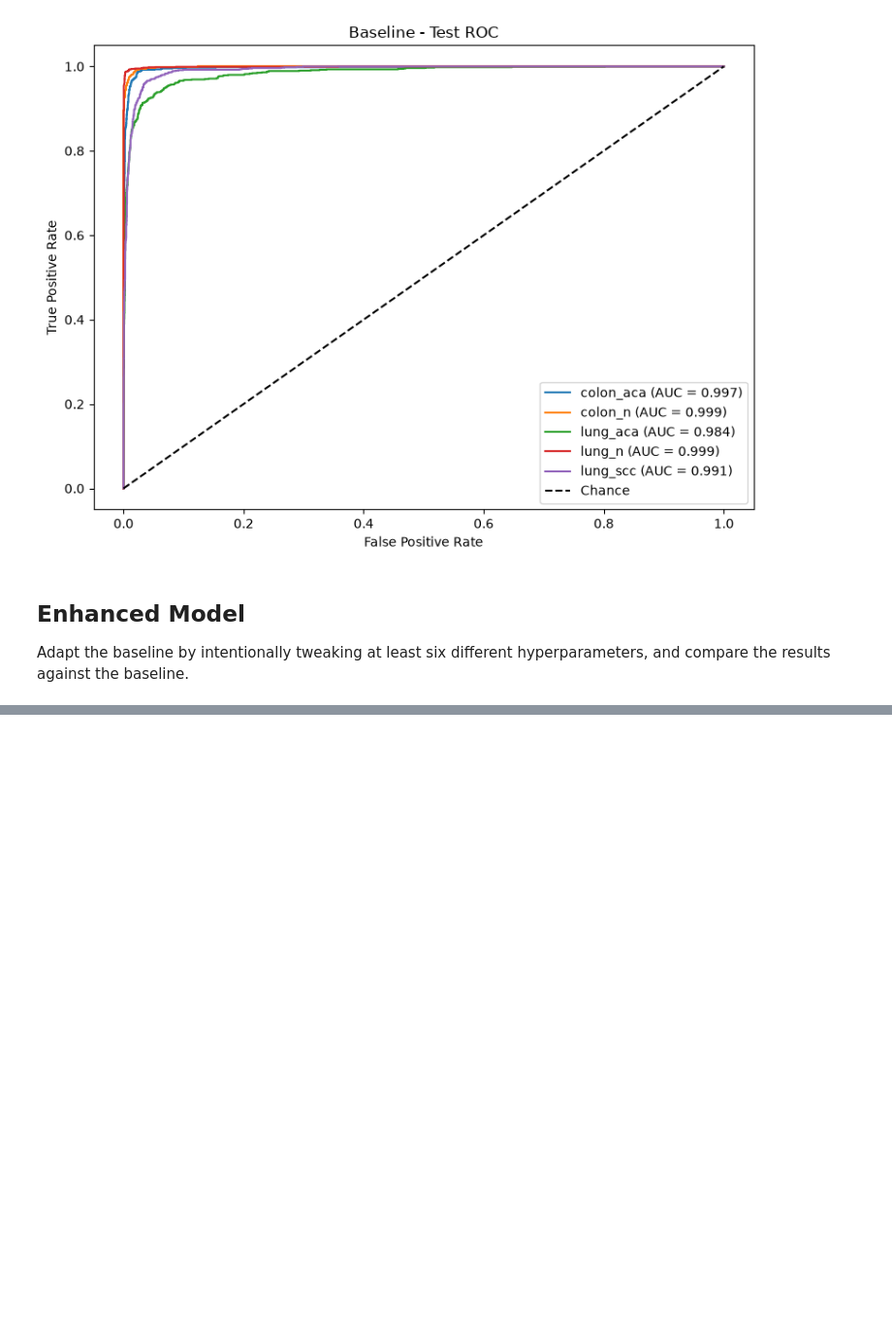
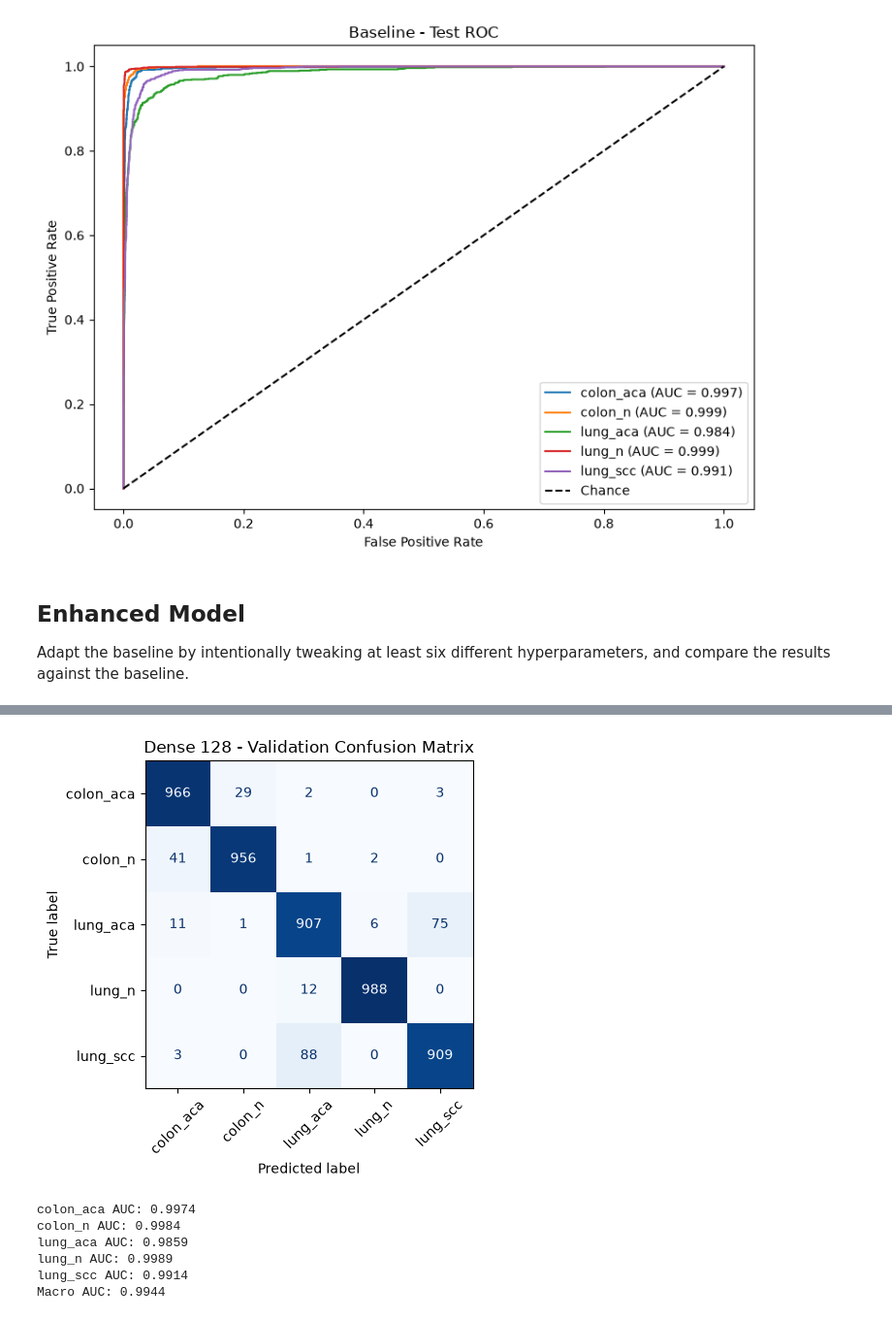
Before and after one commit to lordmana/Lung-and-Colon-Cancer-Classification, a Jupyter notebook: DL_Assignment_2026_StartingCode_LC25000_0551.ipynb, the cells around one changed output, grey strips where cells are left out. Shown at 97% size. Drawn from its saved outputs; the diff is of its cells as text; code cells hidden in the pictures; blank space fills up the shorter version.

```diff
--- a/DL_Assignment_2026_StartingCode_LC25000_0551.ipynb
+++ b/DL_Assignment_2026_StartingCode_LC25000_0551.ipynb
@@ -486,0 +606,11 @@ compare the results against the baseline.
+# %%
+# Use validation predictions to assess the experiment without tuning on test data.
+dense128_val_probabilities = dense128_model.predict(X_val, batch_size=32, verbose=0)
+dense128_val_pred = dense128_val_probabilities.argmax(axis=1)
+dense128_val_true = y_val.argmax(axis=1)
+print('Dense 128 - Validation')
+print(classification_report(
+    dense128_val_true, dense128_val_pred,
+    labels=range(num_classes), target_names=class_names,
+    digits=4, zero_division=0
+))
@@ -486,0 +630,25 @@ compare the results against the baseline.
+# %%
+# Plot the validation confusion matrix.
+ConfusionMatrixDisplay.from_predictions(
+    dense128_val_true, dense128_val_pred,
+    labels=range(num_classes), display_labels=class_names,
+    cmap='Blues', xticks_rotation=45, colorbar=False
+)
+plt.title('Dense 128 - Validation Confusion Matrix')
+plt.tight_layout()
+plt.show()
+# %% [output]
+[figure, added]
+# %%
+# Calculate validation AUC for each class and the macro average.
+dense128_val_auc = roc_auc_score(y_val, dense128_val_probabilities, average=None)
+for i in range(num_classes):
+    print(f'{class_names[i]} AUC: {dense128_val_auc[i]:.4f}')
+print(f'Macro AUC: {dense128_val_auc.mean():.4f}')
+# %% [output]
+colon_aca AUC: 0.9974
+colon_n AUC: 0.9984
+lung_aca AUC: 0.9859
+lung_n AUC: 0.9989
+lung_scc AUC: 0.9914
+Macro AUC: 0.9944
```
Also changed, not shown: parts of 16 cells of this notebook.
